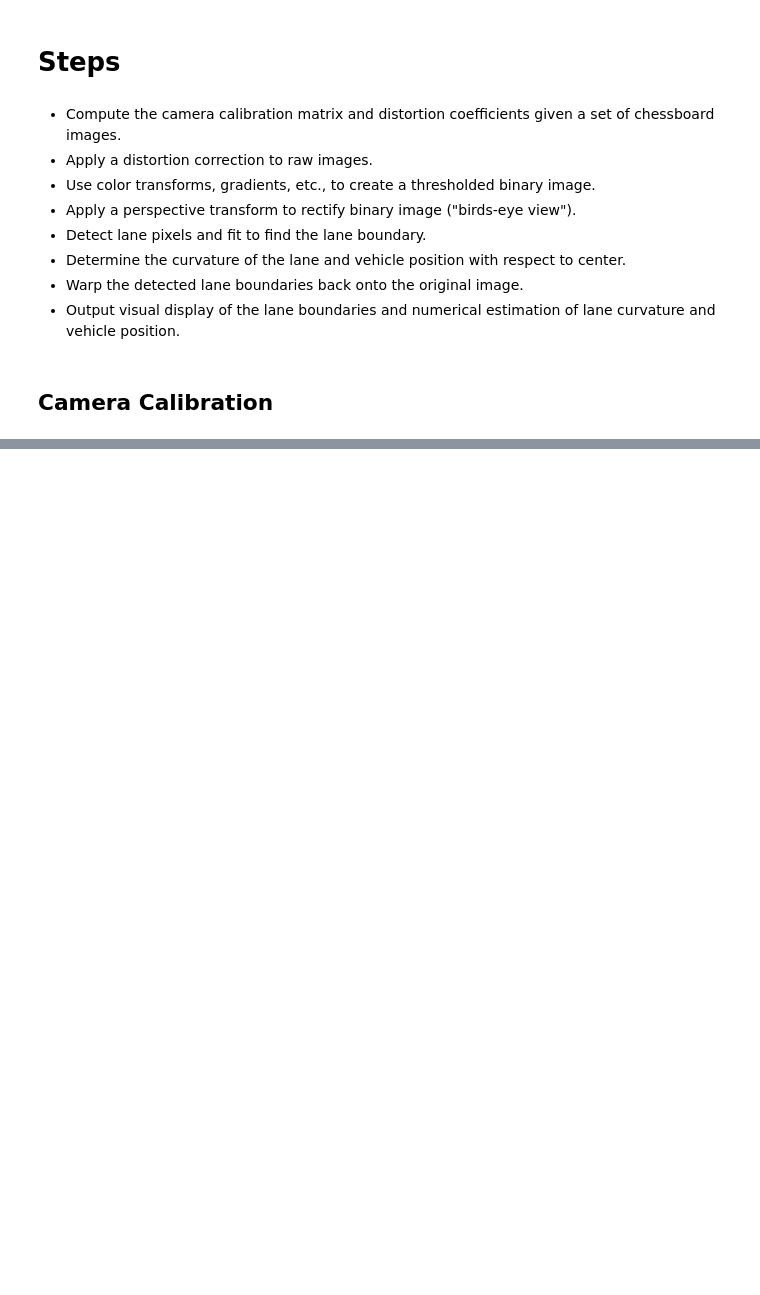
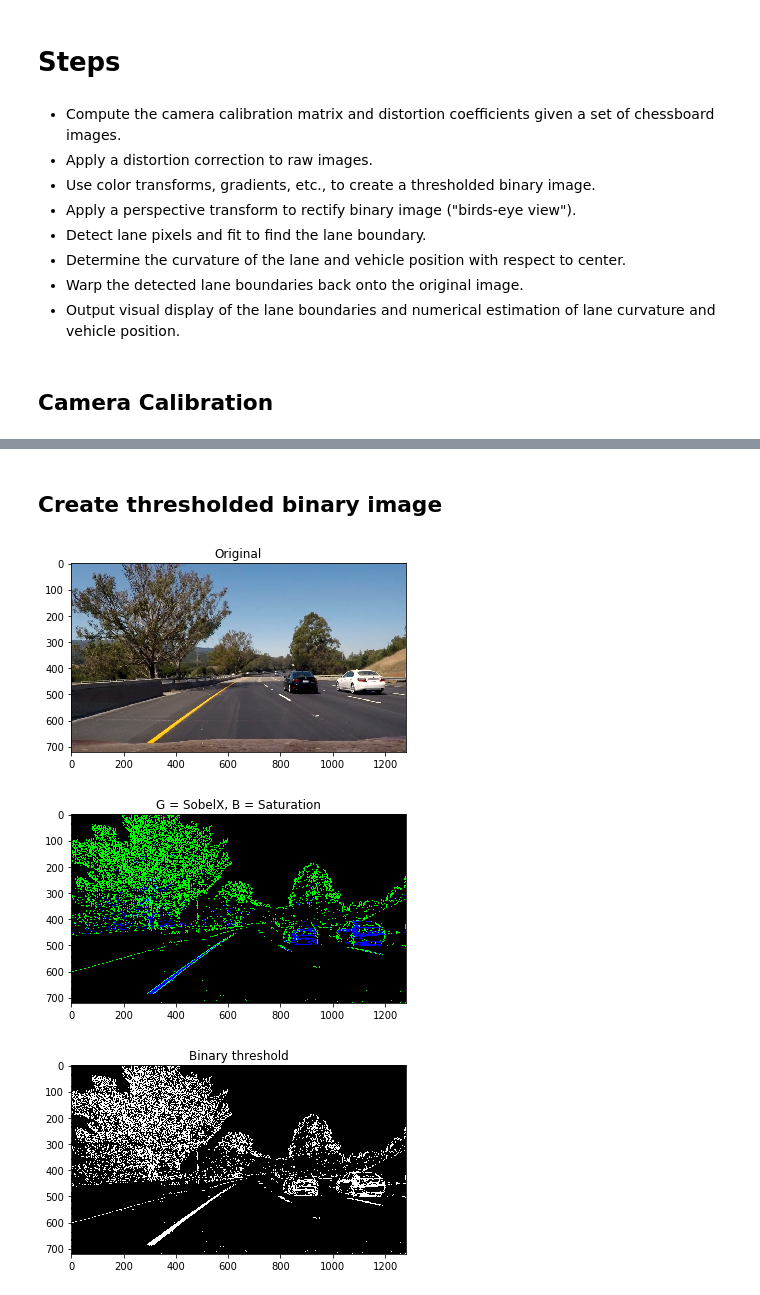
Before and after one commit to ashwinmr/CarND-Advanced-Lane-Lines, a Jupyter notebook: Main.ipynb, the cells around one changed output, grey strips where cells are left out. Saved outputs shown, nothing was run; the diff lists cells and outputs as text; code cells hidden in the pictures; blank space fills up the shorter version.

```diff
--- a/Main.ipynb
+++ b/Main.ipynb
@@ -84,0 +88,61 @@ Text(0.5, 1.0, 'undistorted calibration1.jpg')
+# %% [markdown]
+## Create thresholded binary image
+# %%
+# Function to obtain binary threshold
+def get_bin_thresh(image,sx_thresh=(20, 100),sat_thresh=(170, 255)):
+
+    # Debugplot flag
+    debugplot = True
+
+    # Convert to HLS color space
+    hls = cv2.cvtColor(image, cv2.COLOR_BGR2HLS)
+    l_channel = hls[:,:,1]
+    s_channel = hls[:,:,2]
+
+    # Sobel x
+    sobelx = cv2.Sobel(l_channel, cv2.CV_64F, 1, 0) # Take the derivative in x
+    abs_sobelx = np.absolute(sobelx) # Absolute x derivative
+    scaled_sobel = np.uint8(255*abs_sobelx/np.max(abs_sobelx))
+
+    # Threshold sobel x gradient
+    sx_binary = np.zeros_like(scaled_sobel)
+    sx_binary[(scaled_sobel >= sx_thresh[0]) & (scaled_sobel <= sx_thresh[1])] = 1
+
+    # Threshold saturation channel
+    sat_binary = np.zeros_like(s_channel)
+    sat_binary[(s_channel >= sat_thresh[0]) & (s_channel <= sat_thresh[1])] = 1
+
+    # Create binary image
+    bin_thresh = np.zeros_like(image)
+    bin_thresh[(sx_binary > 0) | (sat_binary > 0)]=1
+
+
+    # Debugplot
+    if debugplot:
+        plt.figure()
+        plt.imshow(image)
+        plt.title('Original')
+
+        plt.figure()
+        color_binary = np.dstack(( np.zeros_like(sx_binary), sx_binary, sat_binary)) * 255
+        plt.imshow(color_binary)
+        plt.title('G = SobelX, B = Saturation')
+
+        plt.figure()
+        plt.imshow(bin_thresh * 255)
+        plt.title('Binary threshold')
+
+    return bin_thresh
+
+# Obtain test image files
+files = os.listdir("test_images/")
+file_num = 0
+image = cv2.imread('test_images/' + files[file_num])
+
+# Convert to RGB
+image = cv2.cvtColor(image,cv2.COLOR_BGR2RGB)
+image_bin = get_bin_thresh(image)
+# %% [output]
+[figure, added]
+[figure, added]
+[figure, added]
```
Also changed, not shown: parts of 3 cells of this notebook.
